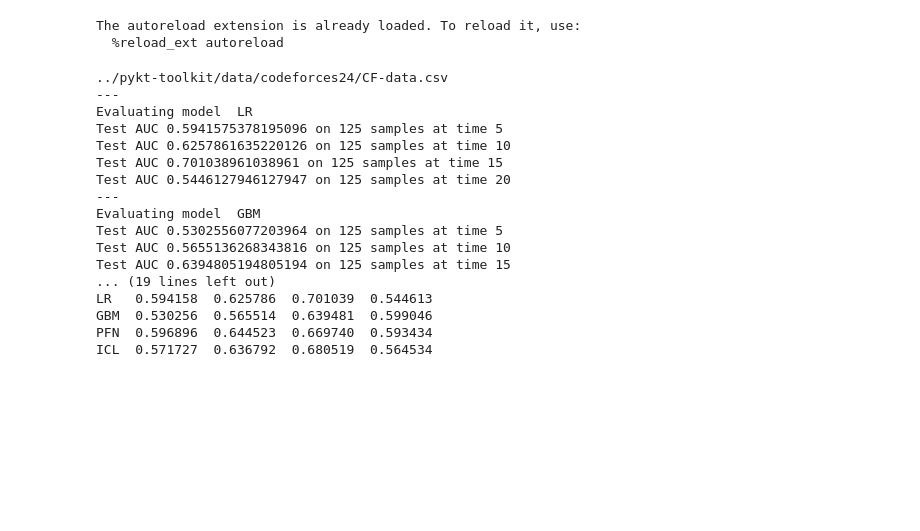
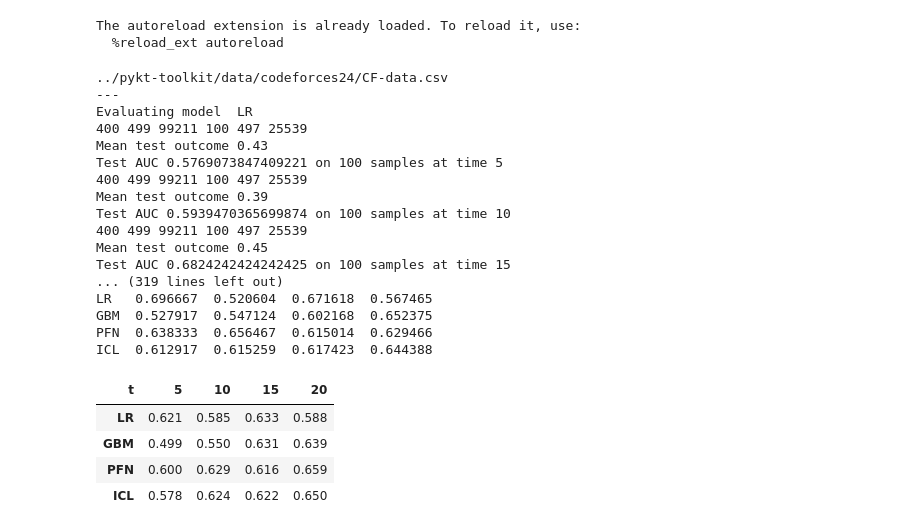
Before and after one commit to mounirLbath/liveKT, a Jupyter notebook: main.ipynb, the cells around one changed output. Drawn from its saved outputs; the diff is of its cells as text; code cells hidden in the pictures; blank space fills up the shorter version.

Commit message:
Add folds

```diff
--- a/main.ipynb
+++ b/main.ipynb
@@ -8,24 +8,37 @@ from evaluate_livekt import test_livekt
 The autoreload extension is already loaded. To reload it, use:
   %reload_ext autoreload
 # %%
-test_livekt()
+results = []
+results_times = []
+for i in range(5):
+    res, res_t = test_livekt(i_fold=i)
+    results.append(res)
+    results_times.append(res_t)
 # %% [output]
 ../pykt-toolkit/data/codeforces24/CF-data.csv
 ---
 Evaluating model  LR
-Test AUC 0.5941575378195096 on 125 samples at time 5
-Test AUC 0.6257861635220126 on 125 samples at time 10
-Test AUC 0.701038961038961 on 125 samples at time 15
-Test AUC 0.5446127946127947 on 125 samples at time 20
----
-Evaluating model  GBM
-Test AUC 0.5302556077203964 on 125 samples at time 5
-Test AUC 0.5655136268343816 on 125 samples at time 10
-Test AUC 0.6394805194805194 on 125 samples at time 15
-... (19 lines left out)
-LR   0.594158  0.625786  0.701039  0.544613
-GBM  0.530256  0.565514  0.639481  0.599046
-PFN  0.596896  0.644523  0.669740  0.593434
-ICL  0.571727  0.636792  0.680519  0.564534
+400 499 99211 100 497 25539
+Mean test outcome 0.43
+Test AUC 0.5769073847409221 on 100 samples at time 5
+400 499 99211 100 497 25539
+Mean test outcome 0.39
+Test AUC 0.5939470365699874 on 100 samples at time 10
+400 499 99211 100 497 25539
+Mean test outcome 0.45
+Test AUC 0.6824242424242425 on 100 samples at time 15
+... (319 lines left out)
+LR   0.696667  0.520604  0.671618  0.567465
+GBM  0.527917  0.547124  0.602168  0.652375
+PFN  0.638333  0.656467  0.615014  0.629466
+ICL  0.612917  0.615259  0.617423  0.644388
+# %%
+(sum(results) / 5).round(3)
+# %% [output]
+| t | 5 | 10 | 15 | 20 |
+| LR | 0.621 | 0.585 | 0.633 | 0.588 |
+| GBM | 0.499 | 0.550 | 0.631 | 0.639 |
+| PFN | 0.600 | 0.629 | 0.616 | 0.659 |
+| ICL | 0.578 | 0.624 | 0.622 | 0.650 |
 # %%
 from evaluate_livekt import test_traditional_kt
```
Also changed, not shown: parts of 7 cells of this notebook, 4 other files.
